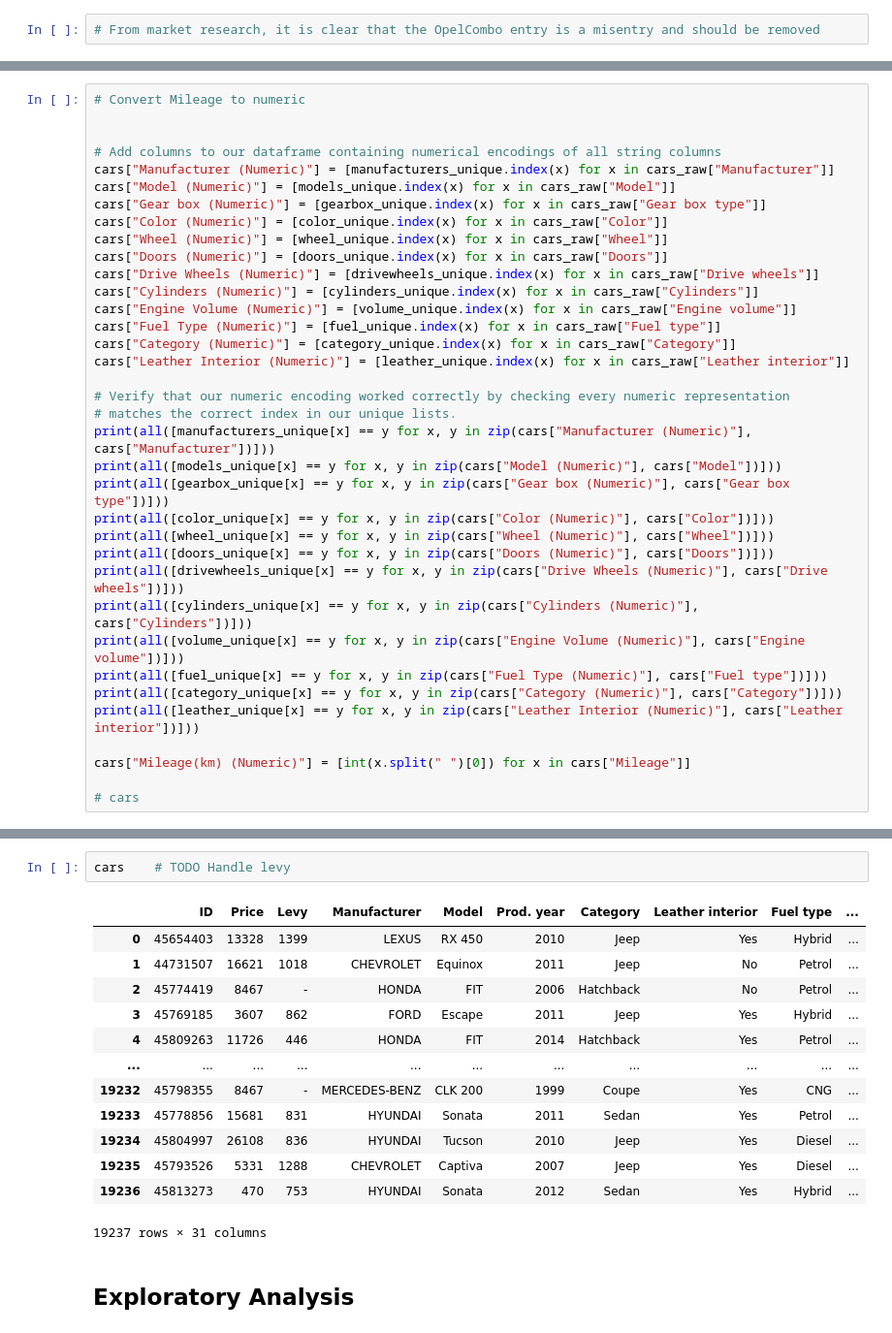
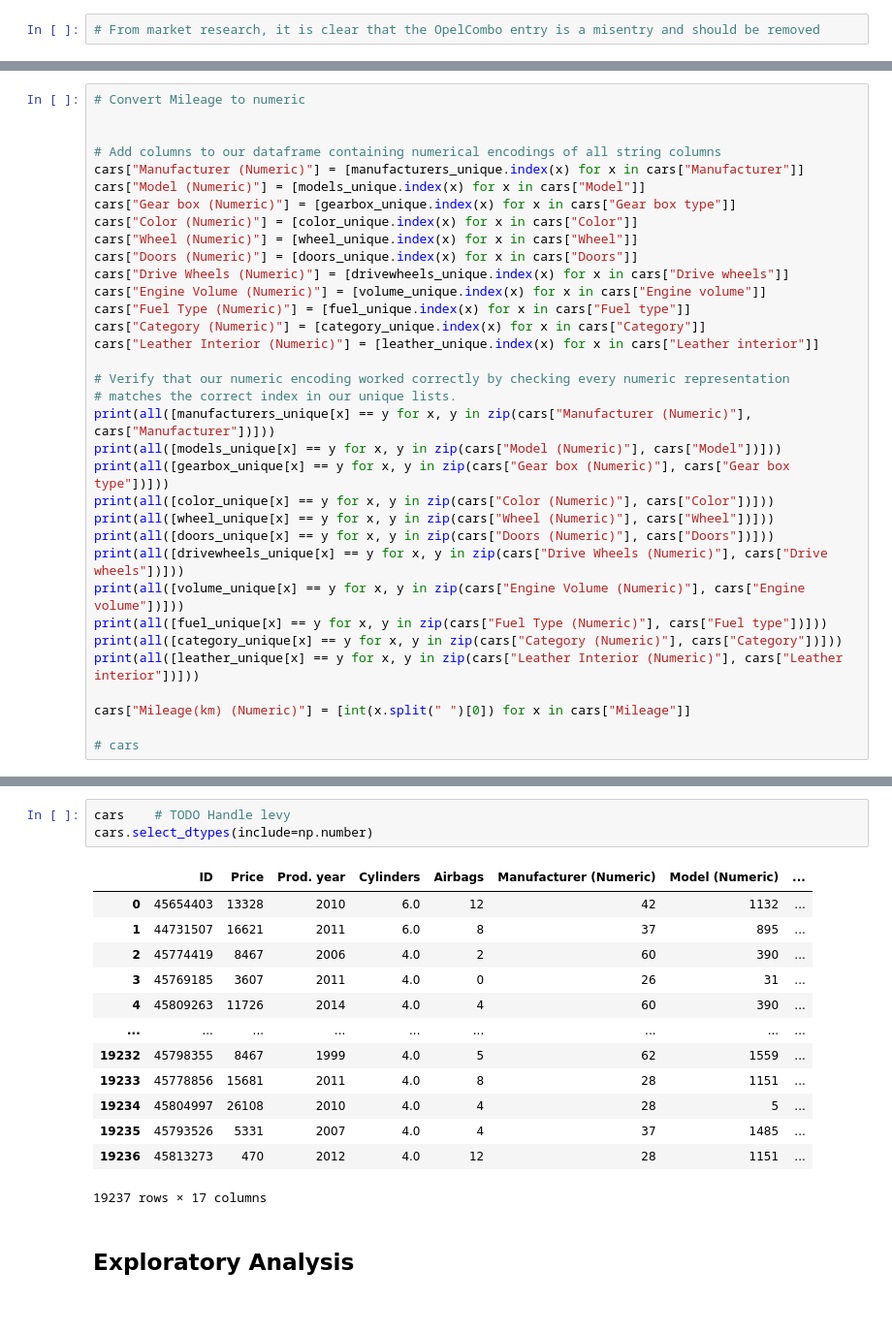
Before and after one commit to SchipDev/AAI-500_Final_Project, a Jupyter notebook: Car_Dataset_Analysis.ipynb, the cells around one changed output, grey strips where cells are left out. Shown at 97% size. Cells and saved outputs as stored; diff of their text form.

```diff
--- a/Car_Dataset_Analysis.ipynb
+++ b/Car_Dataset_Analysis.ipynb
@@ -62,18 +81,17 @@ There are 65 unique manufacturers and 1590 unique models.
 
 
 # Add columns to our dataframe containing numerical encodings of all string columns
-cars["Manufacturer (Numeric)"] = [manufacturers_unique.index(x) for x in cars_raw["Manufacturer"]]
-cars["Model (Numeric)"] = [models_unique.index(x) for x in cars_raw["Model"]]
-cars["Gear box (Numeric)"] = [gearbox_unique.index(x) for x in cars_raw["Gear box type"]]
-cars["Color (Numeric)"] = [color_unique.index(x) for x in cars_raw["Color"]]
-cars["Wheel (Numeric)"] = [wheel_unique.index(x) for x in cars_raw["Wheel"]]
-cars["Doors (Numeric)"] = [doors_unique.index(x) for x in cars_raw["Doors"]]
-cars["Drive Wheels (Numeric)"] = [drivewheels_unique.index(x) for x in cars_raw["Drive wheels"]]
-cars["Cylinders (Numeric)"] = [cylinders_unique.index(x) for x in cars_raw["Cylinders"]]
-cars["Engine Volume (Numeric)"] = [volume_unique.index(x) for x in cars_raw["Engine volume"]]
-cars["Fuel Type (Numeric)"] = [fuel_unique.index(x) for x in cars_raw["Fuel type"]]
-cars["Category (Numeric)"] = [category_unique.index(x) for x in cars_raw["Category"]]
-cars["Leather Interior (Numeric)"] = [leather_unique.index(x) for x in cars_raw["Leather interior"]]
+cars["Manufacturer (Numeric)"] = [manufacturers_unique.index(x) for x in cars["Manufacturer"]]
+cars["Model (Numeric)"] = [models_unique.index(x) for x in cars["Model"]]
+cars["Gear box (Numeric)"] = [gearbox_unique.index(x) for x in cars["Gear box type"]]
+cars["Color (Numeric)"] = [color_unique.index(x) for x in cars["Color"]]
+cars["Wheel (Numeric)"] = [wheel_unique.index(x) for x in cars["Wheel"]]
+cars["Doors (Numeric)"] = [doors_unique.index(x) for x in cars["Doors"]]
+cars["Drive Wheels (Numeric)"] = [drivewheels_unique.index(x) for x in cars["Drive wheels"]]
+cars["Engine Volume (Numeric)"] = [volume_unique.index(x) for x in cars["Engine volume"]]
+cars["Fuel Type (Numeric)"] = [fuel_unique.index(x) for x in cars["Fuel type"]]
+cars["Category (Numeric)"] = [category_unique.index(x) for x in cars["Category"]]
+cars["Leather Interior (Numeric)"] = [leather_unique.index(x) for x in cars["Leather interior"]]
 
 # Verify that our numeric encoding worked correctly by checking every numeric representation
 # matches the correct index in our unique lists.
@@ -84,7 +102,6 @@ print(all([color_unique[x] == y for x, y in zip(cars["Color (Numeric)"], cars["C
 print(all([wheel_unique[x] == y for x, y in zip(cars["Wheel (Numeric)"], cars["Wheel"])]))
 print(all([doors_unique[x] == y for x, y in zip(cars["Doors (Numeric)"], cars["Doors"])]))
 print(all([drivewheels_unique[x] == y for x, y in zip(cars["Drive Wheels (Numeric)"], cars["Drive wheels"])]))
-print(all([cylinders_unique[x] == y for x, y in zip(cars["Cylinders (Numeric)"], cars["Cylinders"])]))
 print(all([volume_unique[x] == y for x, y in zip(cars["Engine Volume (Numeric)"], cars["Engine volume"])]))
 print(all([fuel_unique[x] == y for x, y in zip(cars["Fuel Type (Numeric)"], cars["Fuel type"])]))
 print(all([category_unique[x] == y for x, y in zip(cars["Category (Numeric)"], cars["Category"])]))
@@ -109,19 +125,20 @@ True
 # %%
 cars    # TODO Handle levy
+cars.select_dtypes(include=np.number)
 # %% [output]
-|  | ID | Price | Levy | Manufacturer | Model | Prod. year | Category | Leather interior | Fuel type | ... |
-| 0 | 45654403 | 13328 | 1399 | LEXUS | RX 450 | 2010 | Jeep | Yes | Hybrid | ... |
-| 1 | 44731507 | 16621 | 1018 | CHEVROLET | Equinox | 2011 | Jeep | No | Petrol | ... |
-| 2 | 45774419 | 8467 | - | HONDA | FIT | 2006 | Hatchback | No | Petrol | ... |
-| 3 | 45769185 | 3607 | 862 | FORD | Escape | 2011 | Jeep | Yes | Hybrid | ... |
-| 4 | 45809263 | 11726 | 446 | HONDA | FIT | 2014 | Hatchback | Yes | Petrol | ... |
-| ... | ... | ... | ... | ... | ... | ... | ... | ... | ... | ... |
-| 19232 | 45798355 | 8467 | - | MERCEDES-BENZ | CLK 200 | 1999 | Coupe | Yes | CNG | ... |
-| 19233 | 45778856 | 15681 | 831 | HYUNDAI | Sonata | 2011 | Sedan | Yes | Petrol | ... |
-| 19234 | 45804997 | 26108 | 836 | HYUNDAI | Tucson | 2010 | Jeep | Yes | Diesel | ... |
-| 19235 | 45793526 | 5331 | 1288 | CHEVROLET | Captiva | 2007 | Jeep | Yes | Diesel | ... |
-| 19236 | 45813273 | 470 | 753 | HYUNDAI | Sonata | 2012 | Sedan | Yes | Hybrid | ... |
+|  | ID | Price | Prod. year | Cylinders | Airbags | Manufacturer (Numeric) | Model (Numeric) | ... |
+| 0 | 45654403 | 13328 | 2010 | 6.0 | 12 | 42 | 1132 | ... |
+| 1 | 44731507 | 16621 | 2011 | 6.0 | 8 | 37 | 895 | ... |
+| 2 | 45774419 | 8467 | 2006 | 4.0 | 2 | 60 | 390 | ... |
+| 3 | 45769185 | 3607 | 2011 | 4.0 | 0 | 26 | 31 | ... |
+| 4 | 45809263 | 11726 | 2014 | 4.0 | 4 | 60 | 390 | ... |
+| ... | ... | ... | ... | ... | ... | ... | ... | ... |
+| 19232 | 45798355 | 8467 | 1999 | 4.0 | 5 | 62 | 1559 | ... |
+| 19233 | 45778856 | 15681 | 2011 | 4.0 | 8 | 28 | 1151 | ... |
+| 19234 | 45804997 | 26108 | 2010 | 4.0 | 4 | 28 | 5 | ... |
+| 19235 | 45793526 | 5331 | 2007 | 4.0 | 4 | 37 | 1485 | ... |
+| 19236 | 45813273 | 470 | 2012 | 4.0 | 12 | 28 | 1151 | ... |
-19237 rows × 31 columns
+19237 rows × 17 columns
 # %% [markdown]
 ## Exploratory Analysis
 # %%
```
Also changed, not shown: parts of 6 cells of this notebook.
